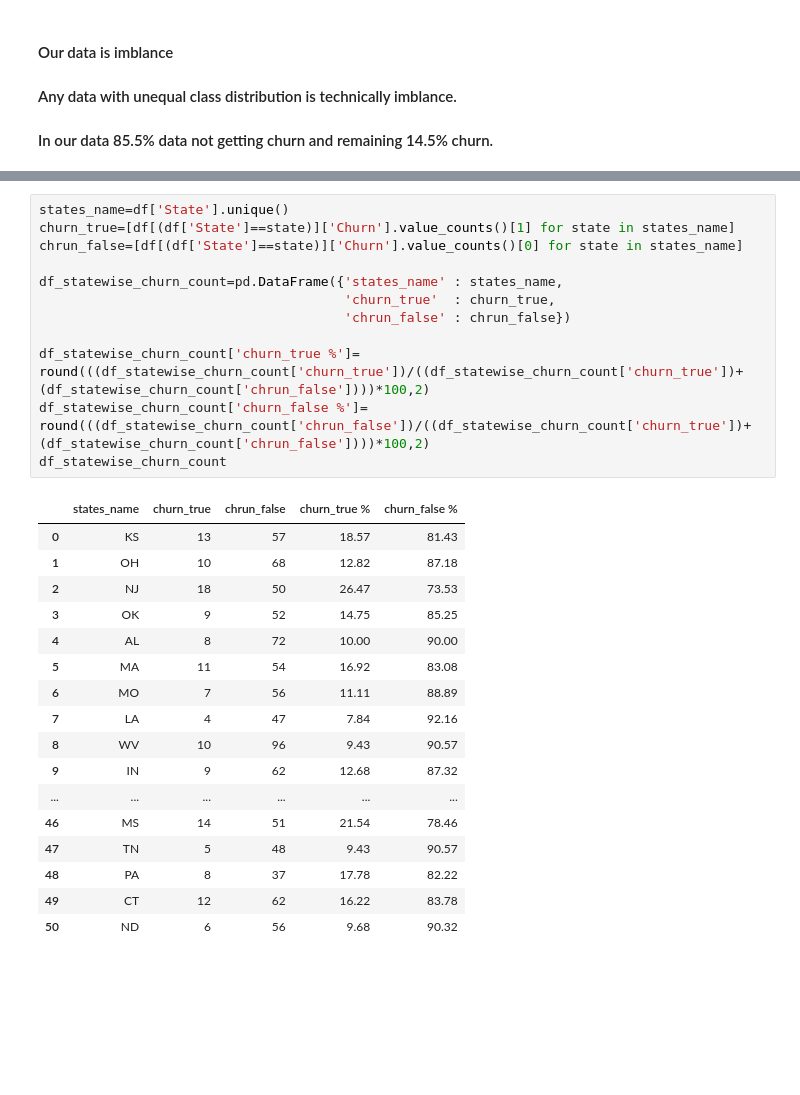
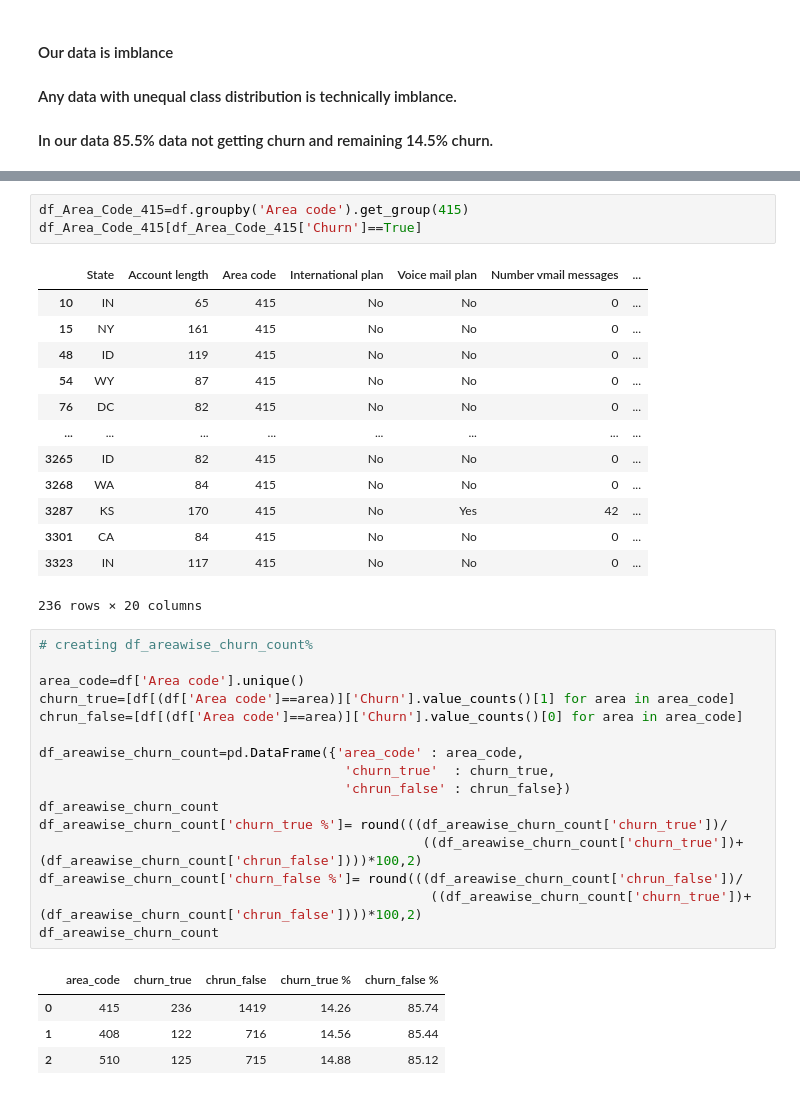
Before and after one commit to tusharraskar/EDA_Alma, a Jupyter notebook: Telecom_Churn_Analysis.ipynb, the cells around one changed output, grey strips where cells are left out. Saved outputs shown, nothing was run; the diff lists cells and outputs as text; blank space fills up the shorter version.

```diff
--- a/Telecom_Churn_Analysis.ipynb
+++ b/Telecom_Churn_Analysis.ipynb
@@ -177,30 +296,38 @@ df['State'].nunique()
+# %%
+df_Area_Code_415=df.groupby('Area code').get_group(415)
+df_Area_Code_415[df_Area_Code_415['Churn']==True]
+# %% [output]
+|  | State | Account length | Area code | International plan | Voice mail plan | Number vmail messages | ... |
+| 10 | IN | 65 | 415 | No | No | 0 | ... |
+| 15 | NY | 161 | 415 | No | No | 0 | ... |
+| 48 | ID | 119 | 415 | No | No | 0 | ... |
+| 54 | WY | 87 | 415 | No | No | 0 | ... |
+| 76 | DC | 82 | 415 | No | No | 0 | ... |
+| ... | ... | ... | ... | ... | ... | ... | ... |
+| 3265 | ID | 82 | 415 | No | No | 0 | ... |
+| 3268 | WA | 84 | 415 | No | No | 0 | ... |
+| 3287 | KS | 170 | 415 | No | Yes | 42 | ... |
+| 3301 | CA | 84 | 415 | No | No | 0 | ... |
+| 3323 | IN | 117 | 415 | No | No | 0 | ... |
+236 rows × 20 columns
 # %%
-states_name=df['State'].unique()
-churn_true=[df[(df['State']==state)]['Churn'].value_counts()[1] for state in states_name]
-chrun_false=[df[(df['State']==state)]['Churn'].value_counts()[0] for state in states_name]
+# creating df_areawise_churn_count%
 
-df_statewise_churn_count=pd.DataFrame({'states_name' : states_name,
+area_code=df['Area code'].unique()
+churn_true=[df[(df['Area code']==area)]['Churn'].value_counts()[1] for area in area_code]
+chrun_false=[df[(df['Area code']==area)]['Churn'].value_counts()[0] for area in area_code]
+
+df_areawise_churn_count=pd.DataFrame({'area_code' : area_code,
                                        'churn_true'  : churn_true,
                                        'chrun_false' : chrun_false})
-
-df_statewise_churn_count['churn_true %']= round(((df_statewise_churn_count['churn_true'])/((df_statewise_churn_count['churn_true'])+ (df_statewise_churn_count['chrun_false'])))*100,2)
-df_statewise_churn_count['churn_false %']= round(((df_statewise_churn_count['chrun_false'])/((df_statewise_churn_count['churn_true'])+ (df_statewise_churn_count['chrun_false'])))*100,2)
-df_statewise_churn_count
+df_areawise_churn_count
+df_areawise_churn_count['churn_true %']= round(((df_areawise_churn_count['churn_true'])/
+                                                 ((df_areawise_churn_count['churn_true'])+ (df_areawise_churn_count['chrun_false'])))*100,2)
+df_areawise_churn_count['churn_false %']= round(((df_areawise_churn_count['chrun_false'])/
+                                                  ((df_areawise_churn_count['churn_true'])+ (df_areawise_churn_count['chrun_false'])))*100,2)
+df_areawise_churn_count
 # %% [output]
-|  | states_name | churn_true | chrun_false | churn_true % | churn_false % |
-| 0 | KS | 13 | 57 | 18.57 | 81.43 |
-| 1 | OH | 10 | 68 | 12.82 | 87.18 |
-| 2 | NJ | 18 | 50 | 26.47 | 73.53 |
-| 3 | OK | 9 | 52 | 14.75 | 85.25 |
-| 4 | AL | 8 | 72 | 10.00 | 90.00 |
-| 5 | MA | 11 | 54 | 16.92 | 83.08 |
-| 6 | MO | 7 | 56 | 11.11 | 88.89 |
-| 7 | LA | 4 | 47 | 7.84 | 92.16 |
-| 8 | WV | 10 | 96 | 9.43 | 90.57 |
-| 9 | IN | 9 | 62 | 12.68 | 87.32 |
-| ... | ... | ... | ... | ... | ... |
-| 46 | MS | 14 | 51 | 21.54 | 78.46 |
-| 47 | TN | 5 | 48 | 9.43 | 90.57 |
-| 48 | PA | 8 | 37 | 17.78 | 82.22 |
-| 49 | CT | 12 | 62 | 16.22 | 83.78 |
-| 50 | ND | 6 | 56 | 9.68 | 90.32 |
+|  | area_code | churn_true | chrun_false | churn_true % | churn_false % |
+| 0 | 415 | 236 | 1419 | 14.26 | 85.74 |
+| 1 | 408 | 122 | 716 | 14.56 | 85.44 |
+| 2 | 510 | 125 | 715 | 14.88 | 85.12 |
```
Also changed, not shown: parts of 34 cells of this notebook.
